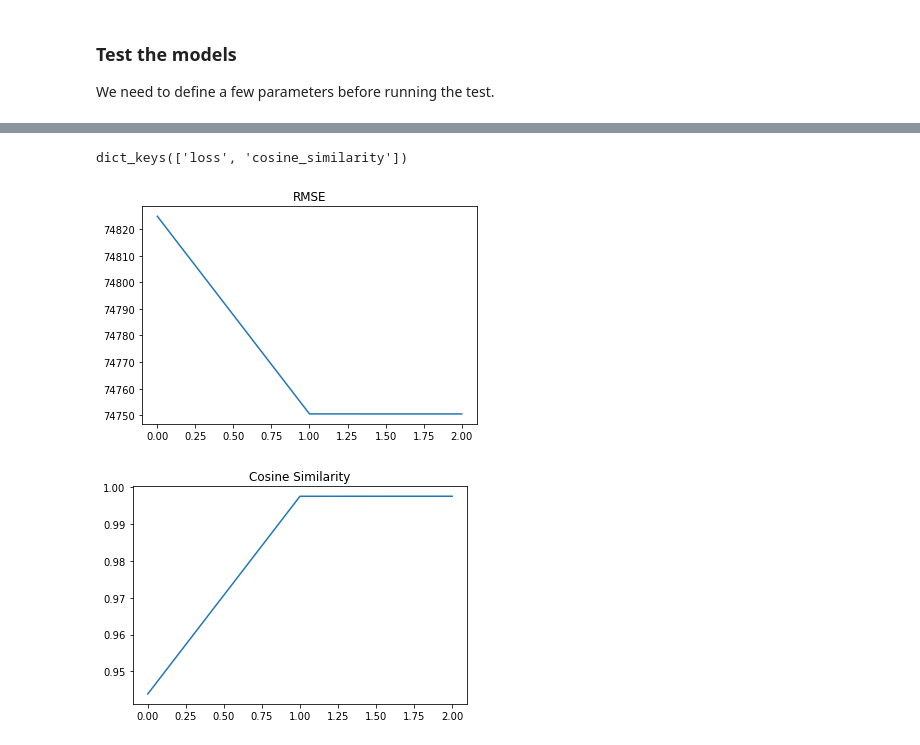
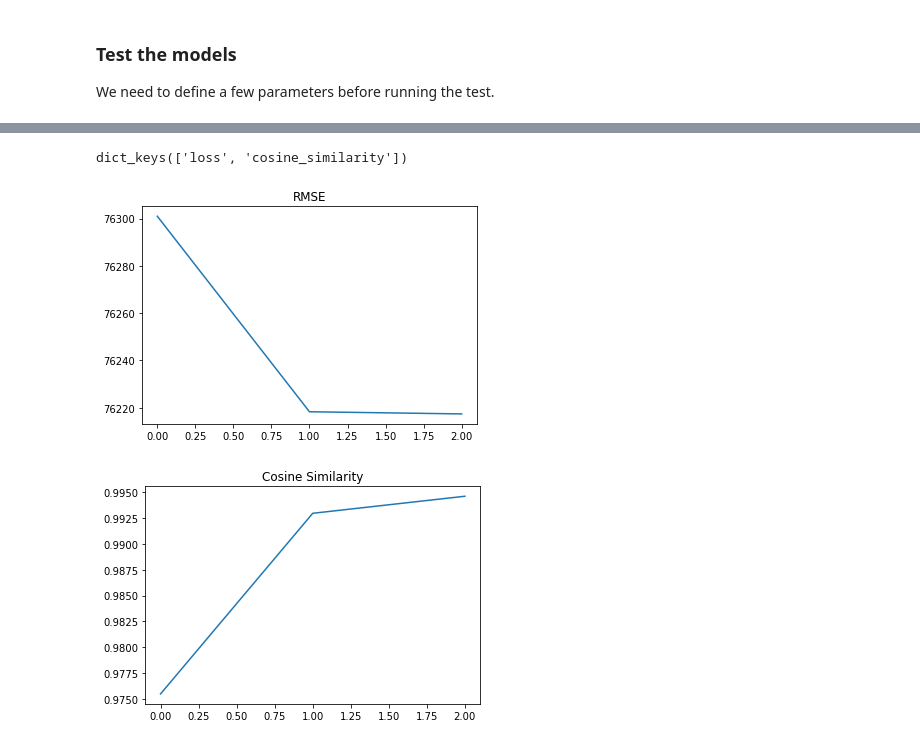
Before and after one commit to tingsyo/course_2021Q1_ML_for_Atmospheric_Sciences, a Jupyter notebook: notebook/04_autoencoder_for_noaa-gridsat-b1.ipynb, the cells around one changed output, grey strips where cells are left out. Cells and saved outputs as stored; diff of their text form; code cells hidden in the pictures.

```diff
--- a/notebook/04_autoencoder_for_noaa-gridsat-b1.ipynb
+++ b/notebook/04_autoencoder_for_noaa-gridsat-b1.ipynb
@@ -62,7 +62,7 @@ def read_noaagridsatb1(furi, var='irwin_cdr', scale=0.01, offset=200, remove_na=
         cdr[cdr<0] = offset
     # Crop domain to East-Asia (0-60'N, 100-160'E)
     if crop_east_asia:
-        return(cdr[0, 1000:1858, 4000:4858])
+        return(cdr[0, 1173:1685, 4173:4685])
     else:
         return(cdr[0,:,:])
 
@@ -150,25 +146,47 @@ def initialize_conv_autoencoder_noaagridsatb1(input_shape):
 
 We need to define a few parameters before running the test.
 # %%
+# Autoencoder models
+from tensorflow.keras import Input, Model
+from tensorflow.keras.layers import Dense, Flatten, Reshape, Conv2D, Conv2DTranspose
+
+def initialize_fc_autoencoder_noaagridsatb1(input_shape, latent_dim=64):
+    print('Input data dimension: '+str(input_shape))
+    print('Flatten data dimension: '+str(input_shape[0]*input_shape[1]))
+    print('Latent data dimension: '+str(latent_dim))
+    # Define input layer
+    encoder_input = Input(shape=input_shape, name='input')
+    # Define encoder layers
+    x = Flatten(name='flatten')(encoder_input)
+    encoder_output = Dense(latent_dim, activation='relu', name='to_latent')(x)
+    encoder = Model(encoder_input, encoder_output, name="encoder")
+    # Define decoder layers
+    x = Dense(np.prod(input_shape), activation='sigmoid', name='from_latent')(encoder_output)
+    decoder_output = Reshape(input_shape, name='reshape')(x)
+    # Define autoencoder
+    autoencoder = Model(encoder_input, decoder_output, name="autoencoder")
+    autoencoder.compile(optimizer='adam', loss=tf.keras.losses.MeanSquaredError(), metrics=['cosine_similarity'])
+    return((autoencoder, encoder))
+
 # Define parameters
 datadir = 'D:/worksapce/2020Q3_representation_learning/data/noaa'
 finfo = list_noaagridsatb1_files(datadir)
 print(finfo.head())
 
-NX = 858
-NY = 858
+NX = 512
+NY = 512
 batch_size = 64
 
 # Simple AE
-ae_fc = initialize_fc_autoencoder_noaagridsatb1((NY, NX))
+ae_fc, e_fc = initialize_fc_autoencoder_noaagridsatb1((NY, NX, 1))
 # Debug info
 nSample = finfo.shape[0]
-print(ae_fc[0].summary())
+print(ae_fc.summary())
 print("Training autoencoder with data size: "+str(nSample))
 steps_train = np.ceil(nSample/batch_size)
 print("Training data steps: " + str(steps_train))
 # Fitting model
-hist = ae_fc[0].fit(data_generator_ae(finfo['xuri'], batch_size), steps_per_epoch=steps_train, epochs=3, max_queue_size=batch_size, use_multiprocessing=False, verbose=1)
+hist = ae_fc.fit(data_generator_ae(finfo['xuri'], batch_size, add_dim=True), steps_per_epoch=steps_train, epochs=3, max_queue_size=batch_size, use_multiprocessing=False, verbose=1)
 # %% [output]
        timestamp                                               xuri
 0  2015.06.01.00  D:/worksapce/2020Q3_representation_learning/da...
@@ -190,22 +242,22 @@ Epoch 3/3
 # %%
 # Save model weight
-#checkpoint_path = "../data/cp-{epoch:04d}.ckpt"
-#ae_fc[0].save_weights(checkpoint_path.format(epoch=3))
+checkpoint_path = "D:/worksapce/ae_noaagridsat/ae_fc_cp-{epoch:04d}.ckpt"
+ae_fc.save_weights(checkpoint_path.format(epoch=3))
 
 # Visualize the process
 %matplotlib inline
 import matplotlib.pyplot as plt
 
 print(hist.history.keys())
 plt.plot(hist.history['loss'])
 plt.title('RMSE')
 plt.show()
 
 plt.plot(hist.history['cosine_similarity'])
 plt.title('Cosine Similarity')
 plt.show()
 # %% [output]
 dict_keys(['loss', 'cosine_similarity'])
-[figure, old version]
+[figure, new version]
-[figure, old version]
+[figure, new version]
 # %%
```
Also changed, not shown: parts of 7 cells of this notebook, 3 other files.
